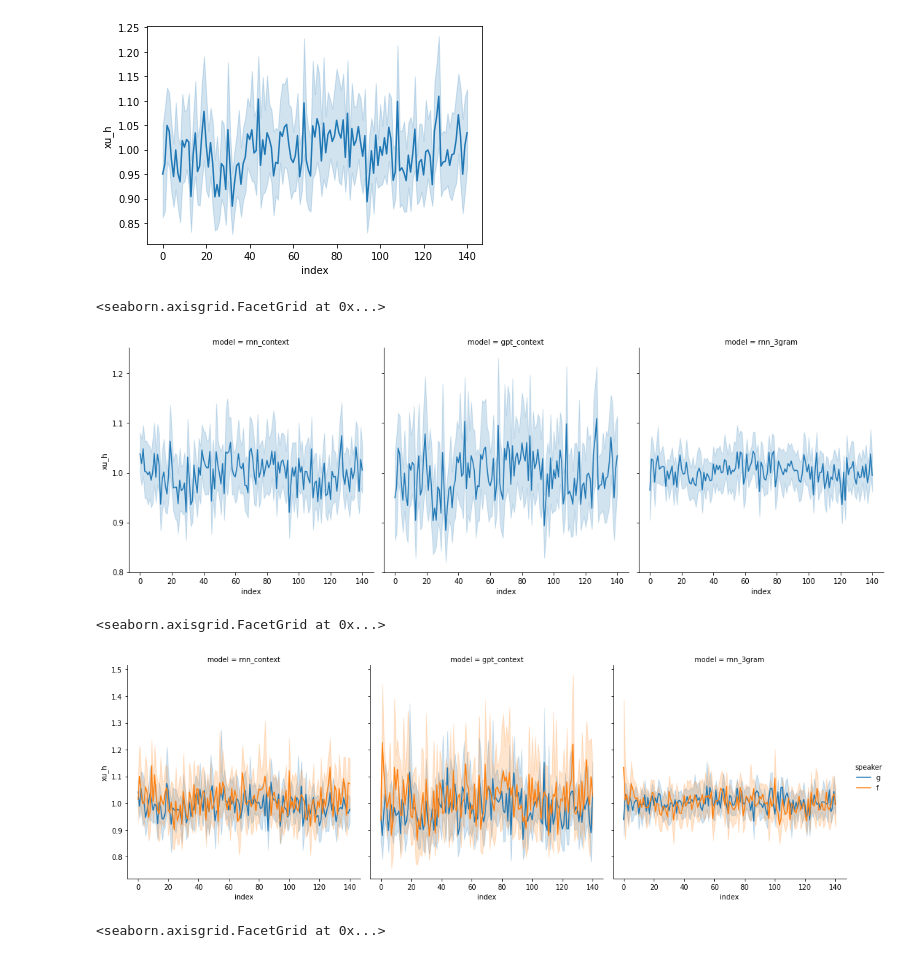
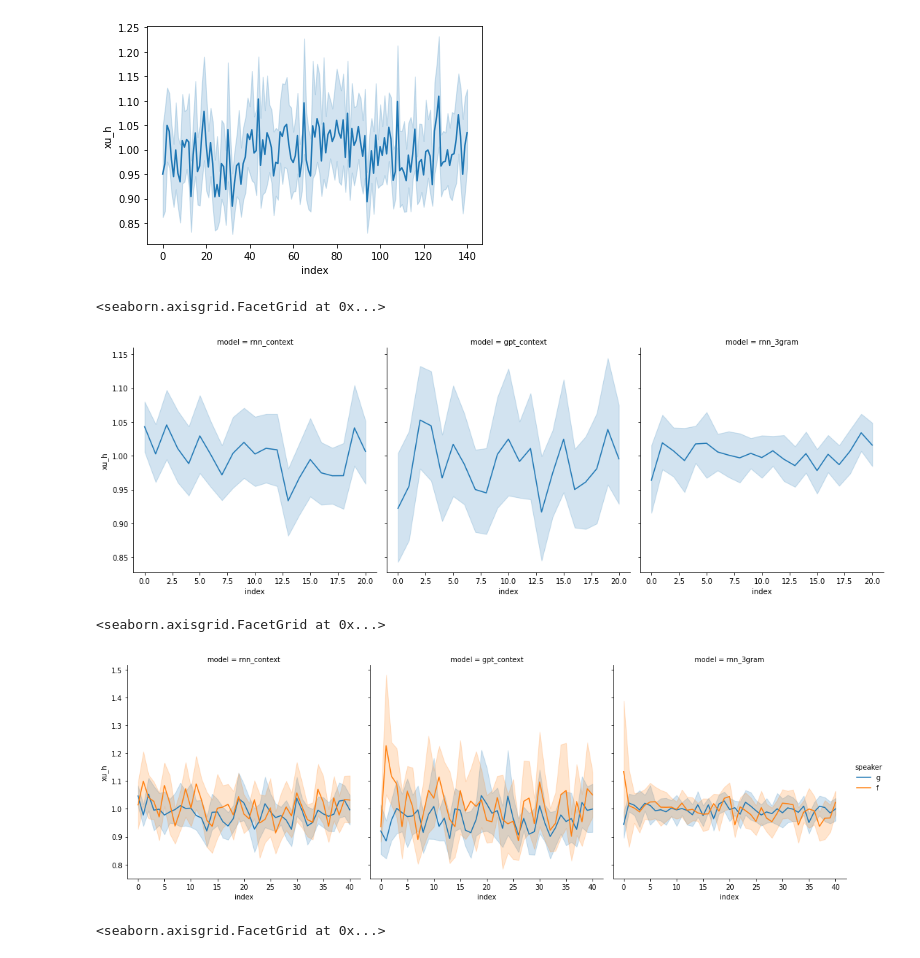
Before and after one commit to ejmaes/multimodal-itmodels, a Jupyter notebook: analysis/entropy_comparison.ipynb, the cells around one changed output. Drawn from its saved outputs; the diff is of its cells as text; code cells hidden in the pictures.

```diff
--- a/analysis/entropy_comparison.ipynb
+++ b/analysis/entropy_comparison.ipynb
@@ -51,3 +52,8 @@ sns.relplot(
 # %% [output]
 <seaborn.axisgrid.FacetGrid at 0x...>
 [figure]
+# %%
+tmp = pd.merge(left=df[df.model == 'gpt_context'].set_index(['file', 'index', 'speaker']),
+            right=df[df.model == 'rnn_context'].set_index(['file', 'index', 'speaker']),
+            left_index=True, right_index=True, how='left', suffixes=('_gpt', '_rnn')).reset_index(drop=False)
+sns.displot(data=tmp, x="xu_h_gpt", y="xu_h_rnn", kind="kde")
@@ -60,16 +69,16 @@ sns.lineplot(data=df_filter[(df_filter['index'] <= 140) & (df_filter.model == 'g
 <AxesSubplot:xlabel='index', ylabel='xu_h'>
 [figure]
 # %%
-sns.relplot(data=df_filter[(df_filter['index'] <= 140)], x="index", y="xu_h", col="model", kind="line")
+sns.relplot(data=df[(df['index'] <= 20)], x="index", y="xu_h", col="model", kind="line")
 # %% [output]
 <seaborn.axisgrid.FacetGrid at 0x...>
-[figure, old version]
+[figure, new version]
 # %%
 #sns.lineplot(data=df_filter[(df_filter['index'] <= 140) & (df_filter.model == 'gpt_context')], x="index", y="xu_h", hue="speaker")
-sns.relplot(data=df_filter[(df_filter['index'] <= 140)], x="index", y="xu_h", col="model", kind="line", hue="speaker")
+sns.relplot(data=df[(df['index'] <= 40)], x="index", y="xu_h", col="model", kind="line", hue="speaker")
 # %% [output]
 <seaborn.axisgrid.FacetGrid at 0x...>
-[figure, old version]
+[figure, new version]
 # %%
 sns.relplot(data=df_filter[(df_filter['index'] <= 140)], x="index", y="normalised_h", col="model", kind="line", hue="speaker")
 # %% [output]
```
Also changed, not shown: parts of 32 cells of this notebook, 1 other file.
